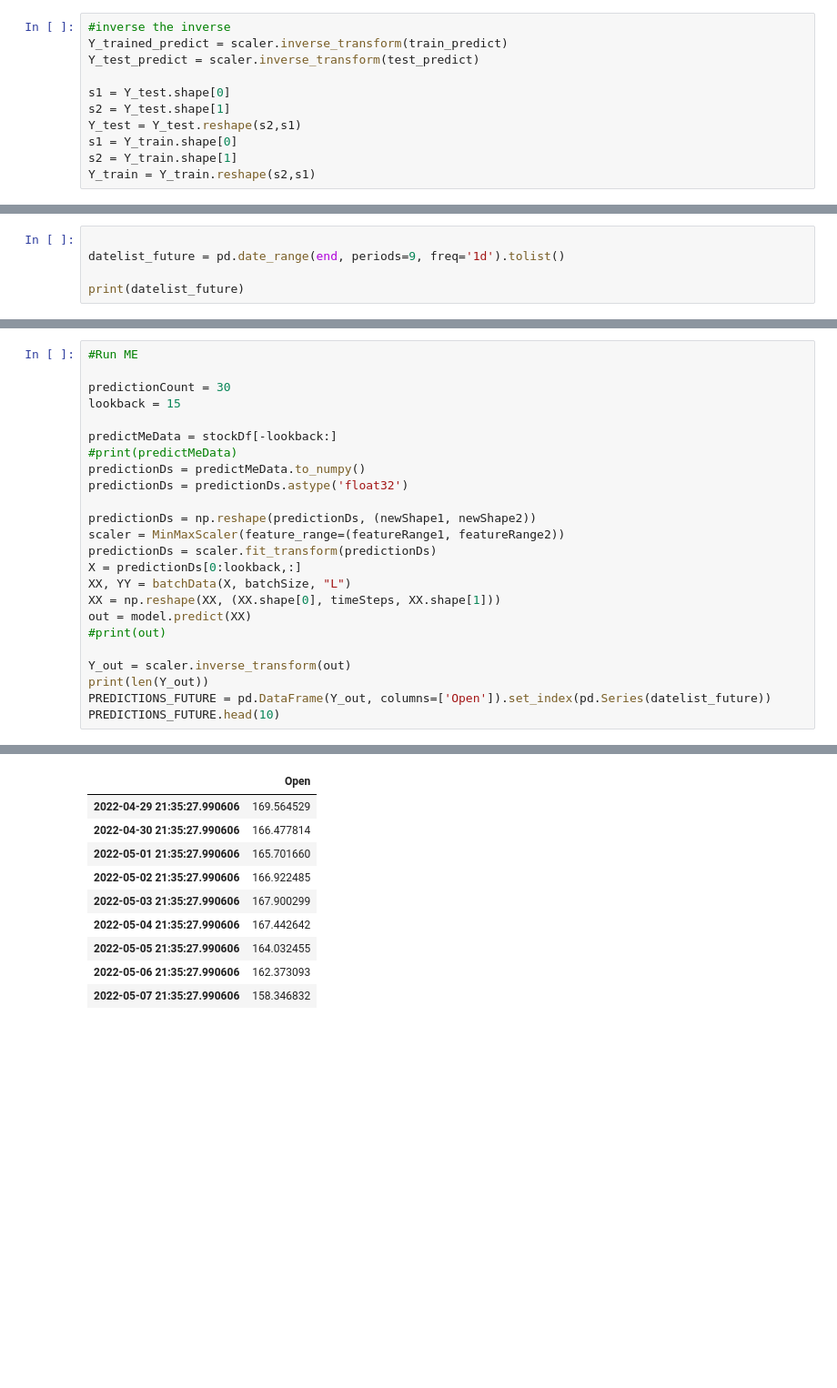
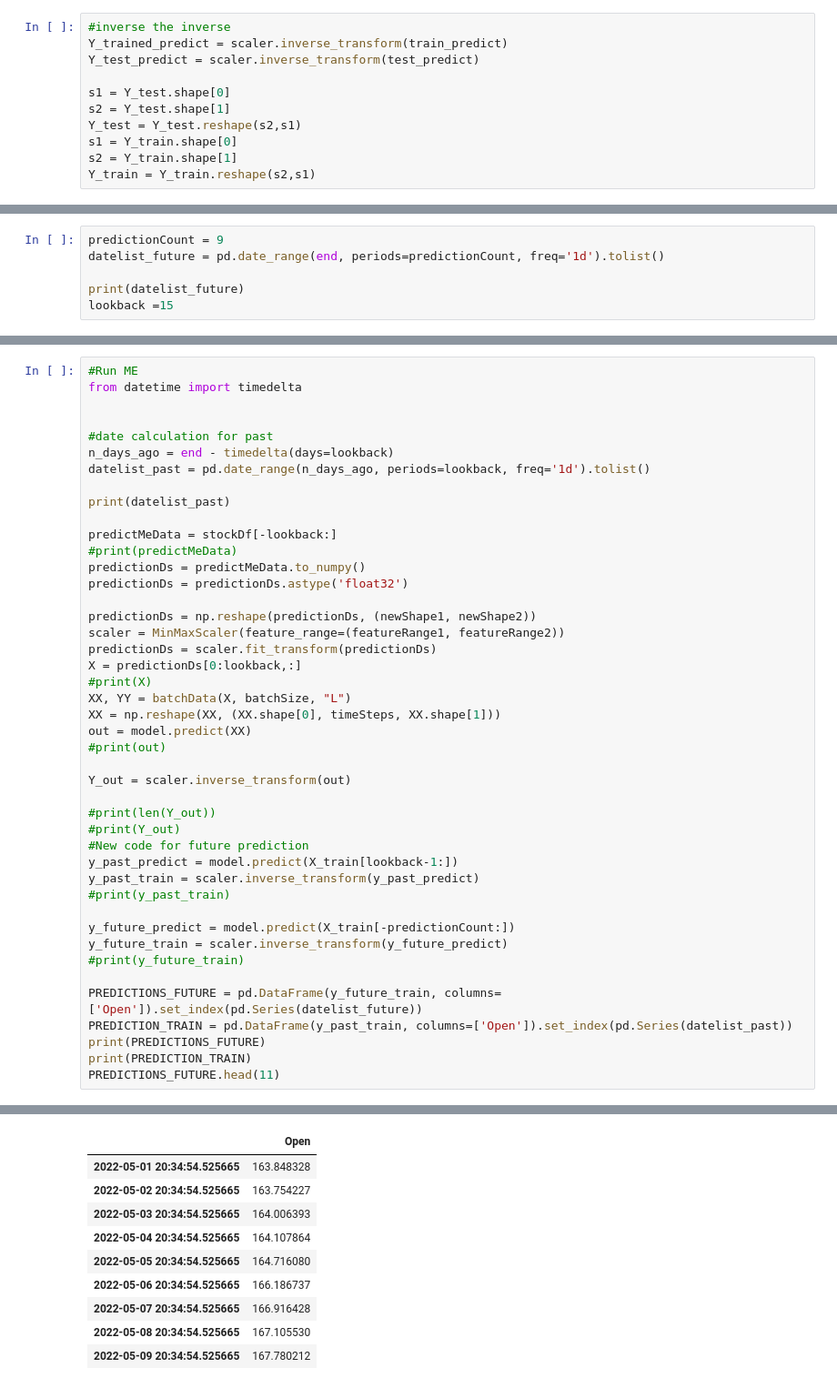
Before and after one commit to jeniferwerthman/AdvAILSTM, a Jupyter notebook: Copy_of_LSTMStock_Take2.ipynb, the cells around one changed output, grey strips where cells are left out. Shown at 91% size. Cells and saved outputs as stored; diff of their text form; blank space fills up the shorter version.

```diff
--- a/Copy_of_LSTMStock_Take2.ipynb
+++ b/Copy_of_LSTMStock_Take2.ipynb
@@ -379,6 +373,7 @@ Text(0, 0.5, 'Value of Stock')
 # %%
-
-datelist_future = pd.date_range(end, periods=9, freq='1d').tolist()
+predictionCount = 9
+datelist_future = pd.date_range(end, periods=predictionCount, freq='1d').tolist()
 
 print(datelist_future)
+lookback =15
 # %% [output]
@@ -386,8 +381,13 @@ print(datelist_future)
 # %%
 #Run ME
+from datetime import timedelta
 
-predictionCount = 30
-lookback = 15
+
+#date calculation for past
+n_days_ago = end - timedelta(days=lookback)
+datelist_past = pd.date_range(n_days_ago, periods=lookback, freq='1d').tolist()
+
+print(datelist_past)
 
 predictMeData = stockDf[-lookback:]
 #print(predictMeData)
@@ -398,13 +398,28 @@ predictionDs = np.reshape(predictionDs, (newShape1, newShape2))
 scaler = MinMaxScaler(feature_range=(featureRange1, featureRange2))
 predictionDs = scaler.fit_transform(predictionDs)
 X = predictionDs[0:lookback,:]
+#print(X)
 XX, YY = batchData(X, batchSize, "L")
 XX = np.reshape(XX, (XX.shape[0], timeSteps, XX.shape[1]))
 out = model.predict(XX)
 #print(out)
 
 Y_out = scaler.inverse_transform(out)
-print(len(Y_out))
-PREDICTIONS_FUTURE = pd.DataFrame(Y_out, columns=['Open']).set_index(pd.Series(datelist_future))
-PREDICTIONS_FUTURE.head(10)
+
+#print(len(Y_out))
+#print(Y_out)
+#New code for future prediction
+y_past_predict = model.predict(X_train[lookback-1:])
+y_past_train = scaler.inverse_transform(y_past_predict)
+#print(y_past_train)
+
+y_future_predict = model.predict(X_train[-predictionCount:])
+y_future_train = scaler.inverse_transform(y_future_predict)
+#print(y_future_train)
+
+PREDICTIONS_FUTURE = pd.DataFrame(y_future_train, columns=['Open']).set_index(pd.Series(datelist_future))
+PREDICTION_TRAIN = pd.DataFrame(y_past_train, columns=['Open']).set_index(pd.Series(datelist_past))
+print(PREDICTIONS_FUTURE)
+print(PREDICTION_TRAIN)
+PREDICTIONS_FUTURE.head(11)
 # %% [output]
@@ -412,10 +443,10 @@ PREDICTIONS_FUTURE.head(10)
 |  | Open |
-| 2022-04-29 21:35:27.990606 | 169.564529 |
-| 2022-04-30 21:35:27.990606 | 166.477814 |
-| 2022-05-01 21:35:27.990606 | 165.701660 |
-| 2022-05-02 21:35:27.990606 | 166.922485 |
-| 2022-05-03 21:35:27.990606 | 167.900299 |
-| 2022-05-04 21:35:27.990606 | 167.442642 |
-| 2022-05-05 21:35:27.990606 | 164.032455 |
-| 2022-05-06 21:35:27.990606 | 162.373093 |
-| 2022-05-07 21:35:27.990606 | 158.346832 |
+| 2022-05-01 20:34:54.525665 | 163.848328 |
+| 2022-05-02 20:34:54.525665 | 163.754227 |
+| 2022-05-03 20:34:54.525665 | 164.006393 |
+| 2022-05-04 20:34:54.525665 | 164.107864 |
+| 2022-05-05 20:34:54.525665 | 164.716080 |
+| 2022-05-06 20:34:54.525665 | 166.186737 |
+| 2022-05-07 20:34:54.525665 | 166.916428 |
+| 2022-05-08 20:34:54.525665 | 167.105530 |
+| 2022-05-09 20:34:54.525665 | 167.780212 |
```
Also changed, not shown: parts of 15 cells of this notebook.
